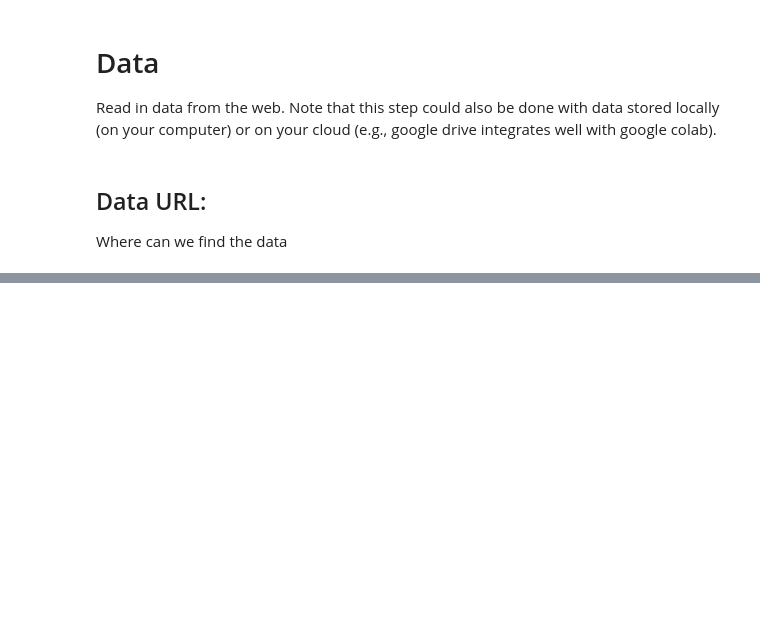
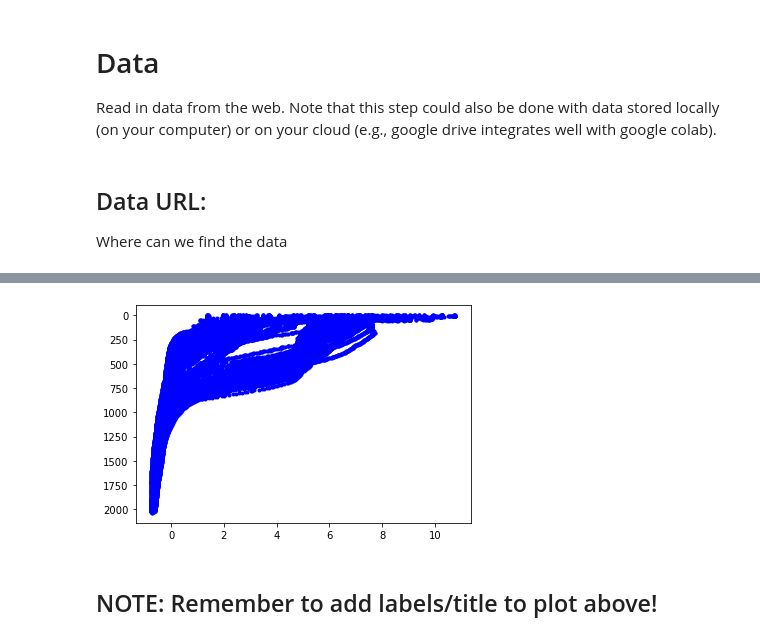
Before and after one commit to SUPScientist/Advanced-Quantitative-Oceanography, a Jupyter notebook: notebooks/Intro_08_ArgoRepeated.ipynb, the cells around one changed output, grey strips where cells are left out. Cells and saved outputs as stored; diff of their text form; code cells hidden in the pictures; blank space fills up the shorter version.

```diff
--- a/notebooks/Intro_08_ArgoRepeated.ipynb
+++ b/notebooks/Intro_08_ArgoRepeated.ipynb
@@ -38,0 +89,6 @@ df_full.tail()
+# %%
+temp_var_name = 'TEMP (degree_Celsius)' # Change to correct variable name for temperature
+depth_var_name = 'PRES (decibar)' # Change to correct variable name for depth, but recall what other variable is used for depth in oceanography
+
+depth = df_full[depth_var_name]
+temp = df_full[temp_var_name]
@@ -38,0 +102,10 @@ df_full.tail()
+# %%
+fig, axs = plt.subplots()
+
+plt.plot(temp, depth, 'b.')
+
+plt.gca().invert_yaxis() #Flip the y-axis
+# %% [output]
+[figure, added]
+# %% [markdown]
+## NOTE: Remember to add labels/title to plot above!
```
Also changed, not shown: parts of 16 cells of this notebook.
